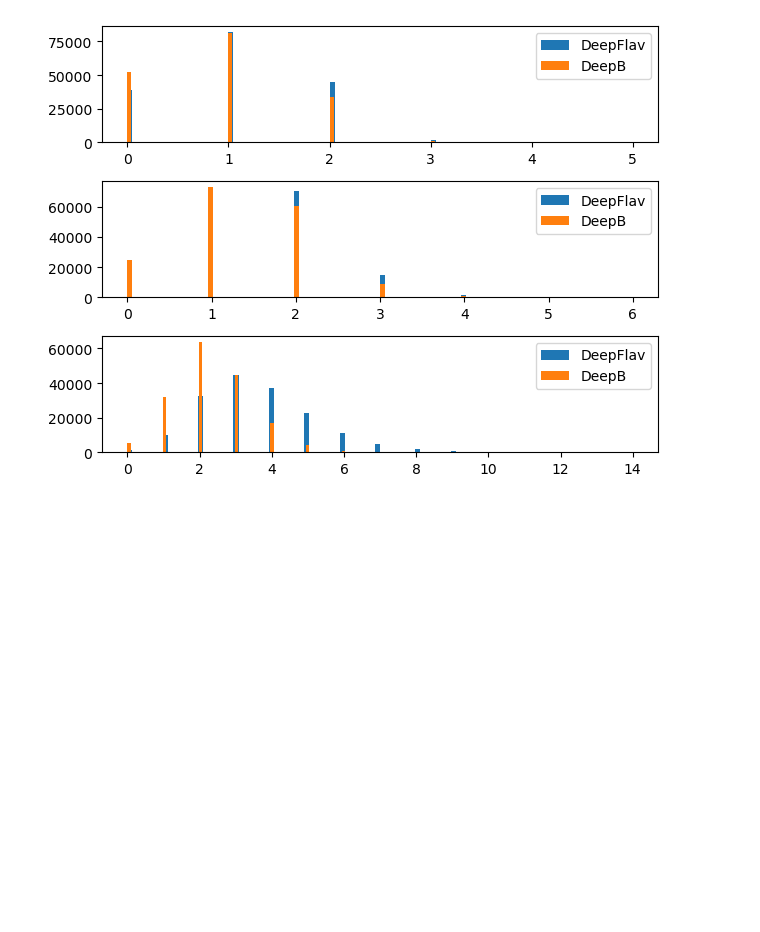
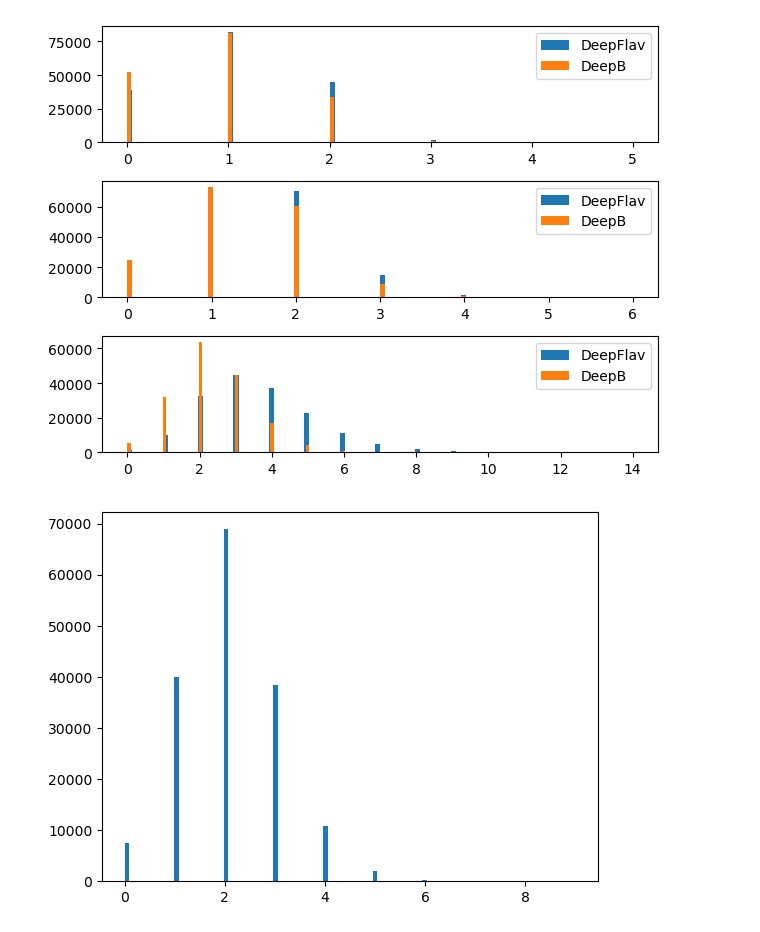
Before and after one commit to mattbellis/CMS-top-BNV2, a Jupyter notebook: analysis_template_Samyak.ipynb, the cells around one changed output. Drawn from its saved outputs; the diff is of its cells as text; code cells hidden in the pictures; blank space fills up the shorter version.

Commit message:
Mixing btag and muon cuts together

```diff
--- a/analysis_template_Samyak.ipynb
+++ b/analysis_template_Samyak.ipynb
@@ -298,7 +298,7 @@ met_phi = events['PuppiMET_phi'].array()
 muon_cut = muon_pt > 20
 jet_cut = jet_pt > 20
 
-cuts = [0, 10, 15, 20, 30]
+cuts = [0, 10, 15, 20]
 for cut in cuts:
     muon_cut = muon_pt > cut
     jet_cut = jet_pt > cut
@@ -393,4 +392,11 @@ plt.tight_layout()
 [figure]
 [figure]
 # %%
-#Mixing b_tag and muon_cuts
+#Mixing b_tag and jet_cuts
+jet_cut = jet_pt > cut
+jet_pt_cut = jet_pt[jet_cut]
+jet_pt_btag_cut = jet_pt[give_btag_cuts("DeepB","loose")[jet_cut]]
+njet_pt_btag_cut = ak.num(jet_pt_btag_cut);
+plt.hist(njet_pt_btag_cut, bins = 100);
+# %% [output]
+[figure, added]
```
Also changed, not shown: parts of 2 cells of this notebook.
